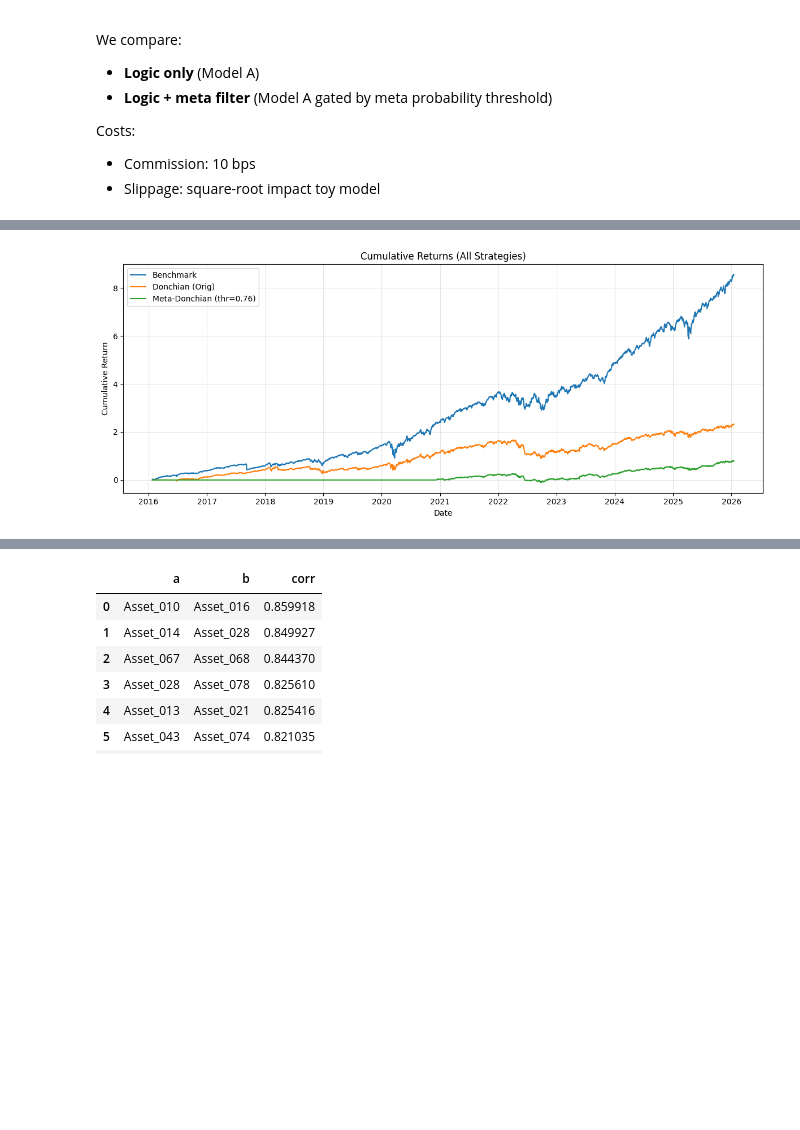
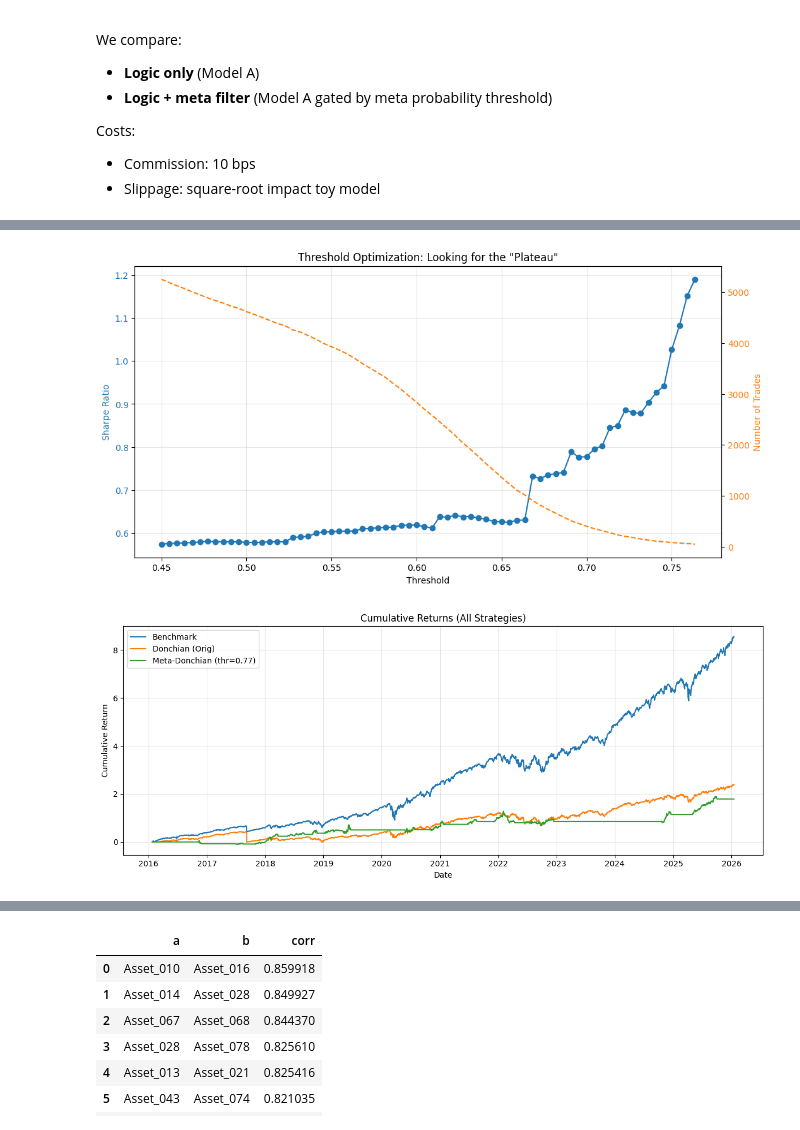
Before and after one commit to zyxro/algorithmic-trading, a Jupyter notebook: notebooks/00_end_to_end_pipeline.ipynb, the cells around one changed output, grey strips where cells are left out. Cells and saved outputs as stored; diff of their text form; code cells hidden in the pictures; blank space fills up the shorter version.

Commit message:
Final Countdown

```diff
--- a/notebooks/00_end_to_end_pipeline.ipynb
+++ b/notebooks/00_end_to_end_pipeline.ipynb
@@ -1086,11 +1205,11 @@ df["date"] = pd.to_datetime(df["date"])
 df = df.sort_values(["date", "ticker"]).reset_index(drop=True)
 
 # Indicators
-df['_don_high_20'] = df.groupby('ticker')['high'].transform(lambda x: x.shift(1).rolling(20).max())
-df['_don_low_10']  = df.groupby('ticker')['low'].transform(lambda x: x.shift(1).rolling(10).min())
-df['_sma_100'] = df.groupby('ticker')['close'].transform(lambda x: x.rolling(100).mean())
+df['_don_high_20'] = df.groupby('ticker')['high'].transform(lambda x: x.shift(1).rolling(10).max())
+df['_don_low_10']  = df.groupby('ticker')['low'].transform(lambda x: x.shift(1).rolling(5).min())
+df['_sma_100'] = df.groupby('ticker')['close'].transform(lambda x: x.rolling(30).mean())
 
-entry_cond = (df['close'] > df['_don_high_20']) & (df['close'] > df['_sma_100'])
+entry_cond =  (df['close'] > df['_sma_100']) & (df['close'] > df['_don_high_20'])
 exit_cond = (df['close'] < df['_don_low_10'])
 
 def get_continuous_position(group):
@@ -1140,9 +1259,8 @@ if len(candidates) > 0:
         )
     elif global_thr > prob_p90:
         print(f"Warning: Threshold ({global_thr:.4f}) is very high (> P90).")
-
+global_thr=0.77
 META_THR = global_thr
-
 # Filter Entry Condition
 meta_entry_cond = entry_cond & (df["meta_prob"].fillna(0) >= global_thr)
 
@@ -1261,10 +1380,71 @@ Running Backtests...
 # %%
-# Plot cumulative returns for all 3 strategies (post-backtest)
 import matplotlib.pyplot as plt
 import pandas as pd
 
-# Prefer returns if available; fall back to equity normalization
 series = {}
+import numpy as np
+import pandas as pd
+import matplotlib.pyplot as plt
+import seaborn as sns
+
+def analyze_thresholds(df, prob_col='meta_prob', ret_col='trade_ret', min_trades=50):
+    # 1. Define range (e.g., 0.45 to 0.65).
+    # Don't go too high with RF/balanced weights; probabilities usually cluster near 0.5.
+    thresholds = np.linspace(0.45, 0.9, 100)
+    results = []
+
+    # 2. Iterate and simulate
+    for t in thresholds:
+        # Filter trades that pass the threshold
+        subset = df[df[prob_col] >= t]
+
+        n_trades = len(subset)
+        if n_trades < min_trades:
+            continue
+
+        # Calculate metrics
+        avg_ret = subset[ret_col].mean()
+        win_rate = (subset[ret_col] > 0).mean()
+
+        # Simple Sharpe (Per-trade, not annualized, but sufficient for comparison)
+        std_ret = subset[ret_col].std()
+        sharpe = avg_ret / std_ret if std_ret > 1e-6 else 0
+
+        results.append({
+            'Threshold': t,
+            'Sharpe': sharpe,
+            'Win Rate': win_rate,
+            'Avg Return': avg_ret,
+            'Trades': n_trades
+        })
+
+    return pd.DataFrame(results)
+
+# Run the analysis
+# Ensure 'cand' has the 'meta_prob' from the CV loop and your target 'trade_ret'
+df_scan = analyze_thresholds(cand, prob_col='meta_prob', ret_col='trade_ret')
+
+# 3. Visualization (Crucial for avoiding overfitting)
+fig, ax1 = plt.subplots(figsize=(12, 6))
+
+# Plot Sharpe (Blue)
+color = 'tab:blue'
+ax1.set_xlabel('Threshold')
+ax1.set_ylabel('Sharpe Ratio', color=color)
+ax1.plot(df_scan['Threshold'], df_scan['Sharpe'], color=color, marker='o', label='Sharpe')
+ax1.tick_params(axis='y', labelcolor=color)
+ax1.grid(True, alpha=0.3)
+
+# Plot Trade Count (Orange)
+ax2 = ax1.twinx()
+color = 'tab:orange'
+ax2.set_ylabel('Number of Trades', color=color)
+ax2.plot(df_scan['Threshold'], df_scan['Trades'], color=color, linestyle='--', label='Count')
+ax2.tick_params(axis='y', labelcolor=color)
+
+plt.title('Threshold Optimization: Looking for the "Plateau"')
+plt.show()
+
 
 if "r_logic" in globals() and isinstance(r_logic, pd.Series) and len(r_logic) > 0:
     series["Donchian (Orig)"] = (1.0 + r_logic.fillna(0.0)).cumprod() - 1.0
@@ -1272,31 +1452,32 @@ elif "eq_logic" in globals() and isinstance(eq_logic, pd.Series) and len(eq_logi
     series["Donchian (Orig)"] = (eq_logic / float(eq_logic.iloc[0])) - 1.0
 
 if "r_meta" in globals() and isinstance(r_meta, pd.Series) and len(r_meta) > 0:
     series["Meta-Donchian"] = (1.0 + r_meta.fillna(0.0)).cumprod() - 1.0
 elif "eq_meta" in globals() and isinstance(eq_meta, pd.Series) and len(eq_meta) > 0:
     series["Meta-Donchian"] = (eq_meta / float(eq_meta.iloc[0])) - 1.0
 
 if "res_bh" in globals() and isinstance(res_bh, dict) and "returns" in res_bh and isinstance(res_bh["returns"], pd.Series) and len(res_bh["returns"]) > 0:
     r_bh = res_bh["returns"]
     series["Benchmark"] = (1.0 + r_bh.fillna(0.0)).cumprod() - 1.0
 elif "eq_bh" in globals() and isinstance(eq_bh, pd.Series) and len(eq_bh) > 0:
     series["Benchmark"] = (eq_bh / float(eq_bh.iloc[0])) - 1.0
 
 if not series:
     raise RuntimeError("No backtest return/equity series found. Run the backtest cell above first.")
 
 cumrets = pd.concat(series, axis=1).sort_index().ffill().dropna(how="all")
 
 plt.figure(figsize=(12, 5))
 plt.plot(cumrets.index, cumrets["Benchmark"], label="Benchmark")
 plt.plot(cumrets.index, cumrets["Donchian (Orig)"], label="Donchian (Orig)")
 plt.plot(cumrets.index, cumrets["Meta-Donchian"], label=f"Meta-Donchian (thr={float(globals().get('THRESH', float('nan'))):.2f})")
 plt.title("Cumulative Returns (All Strategies)")
 plt.xlabel("Date")
 plt.ylabel("Cumulative Return")
 plt.grid(True, alpha=0.3)
 plt.legend()
 plt.tight_layout()
 plt.show()
 # %% [output]
-[figure, old version]
+[figure, new version]
+[figure, added]
```
Also changed, not shown: parts of 19 cells of this notebook, 20 other files.
